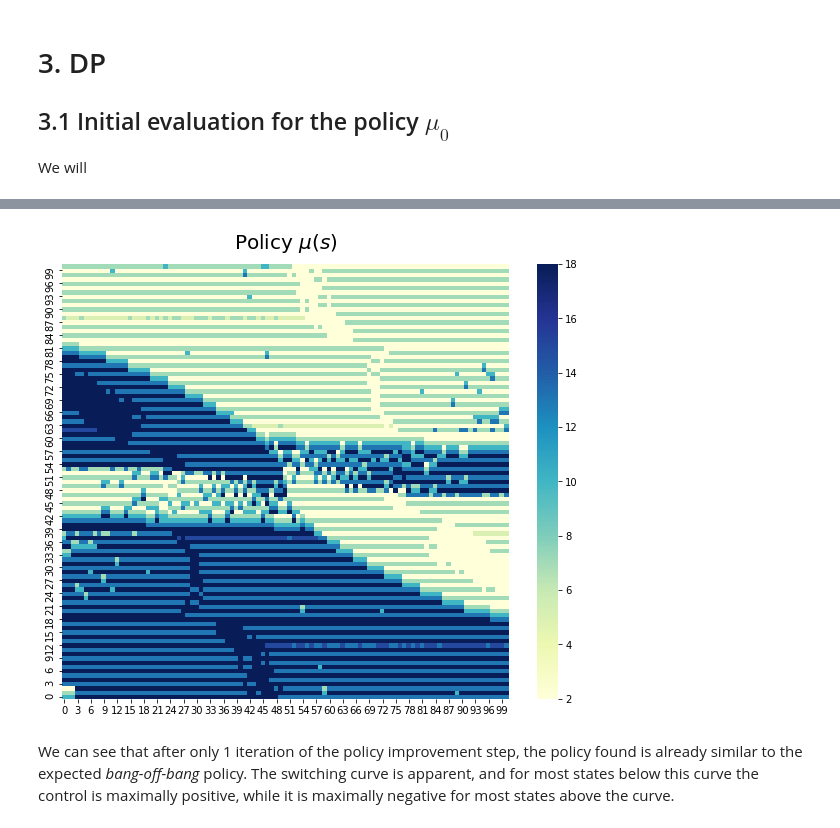
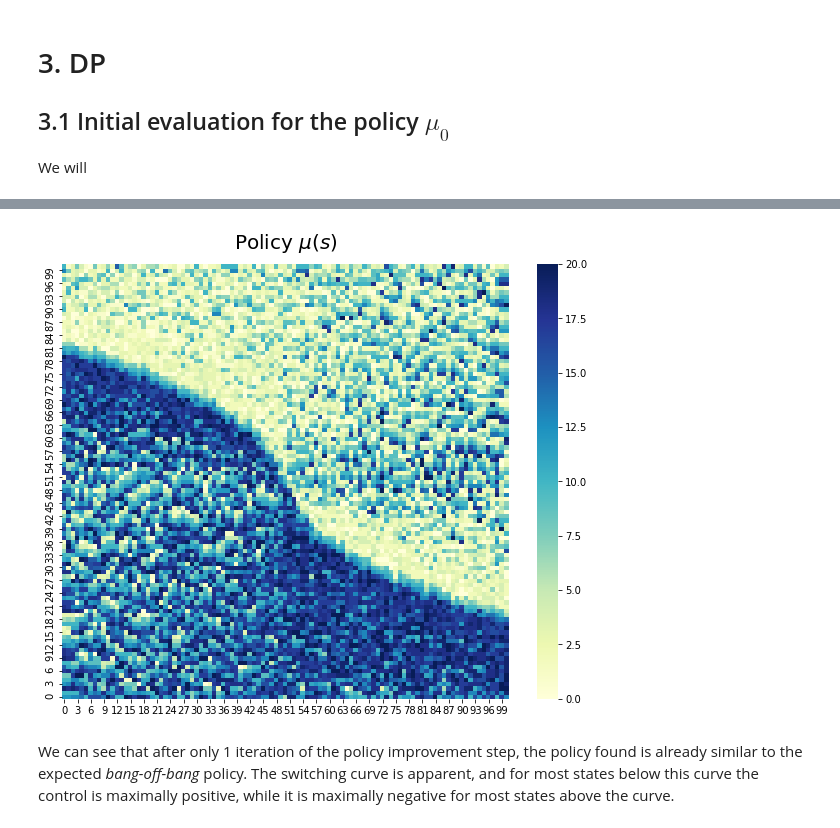
Before and after one commit to tarod13/OptimalControl, a Jupyter notebook: OptimalControl_DP_project.ipynb, the cells around one changed output, grey strips where cells are left out. Cells and saved outputs as stored; diff of their text form; code cells hidden in the pictures.

Commit message:
Added plots and fixed cost-to-go function

```diff
--- a/OptimalControl_DP_project.ipynb
+++ b/OptimalControl_DP_project.ipynb
@@ -380,17 +393,6 @@ In addition, we estimated the cost for the 3 different trajectories. We can see
 We will
 # %%
 J_table, N_table = init_J_table(dt_sim=0.01, dt=0.04)[:2]
-# %%
-J_augmented = np.zeros((103,103))
-J_augmented[1:-1,1:-1] = J_table.copy()
-J_augmented[0,:] = J_augmented[1,:]
-J_augmented[:,0] = J_augmented[:,1]
-J_augmented[-1,:] = J_augmented[-2,:]
-J_augmented[:,-1] = J_augmented[:,-2]
-for i in range(0,J_table.shape[0]):
-  for j in range(0,J_table.shape[1]):
-    if np.absolute(J_table[i,j]) <= 1e-6:
-      J_table[i,j] = J_augmented[i:i+3,j:j+3].mean()
 # %%
 Q_table, NSA_table = init_Q_table(J_table)
 # %%
@@ -414,14 +416,14 @@ plt.close()
 # %%
 #policy = np.array([[np.random.choice(np.flatnonzero(Q_table[i,j,:] == Q_table[i,j,:].min())) for j in range(0,101)] for i in range(0,101)])
 policy = Q_table.argmin(2)
 fig, ax = plt.subplots(1,1, figsize=(10,8))
-sns_ax = sns.heatmap(policy.T, ax=ax, cmap='YlGnBu')
+sns_ax = sns.heatmap(policy.T, ax=ax, cmap='YlGnBu', vmax=20, vmin=0)
 sns_ax.invert_yaxis()
 plt.title('Policy $\mu(s)$', fontsize=20, pad=15)
 plt.show()
 plt.close()
 # %% [output]
-[figure, old version]
+[figure, new version]
 # %% [markdown]
 We can see that after only 1 iteration of the policy improvement step, the policy found is already similar to the expected *bang-off-bang* policy. The switching curve is apparent, and for most states below this curve the control is maximally positive, while it is maximally negative for most states above the curve.
 # %%
```
Also changed, not shown: parts of 13 cells of this notebook.
